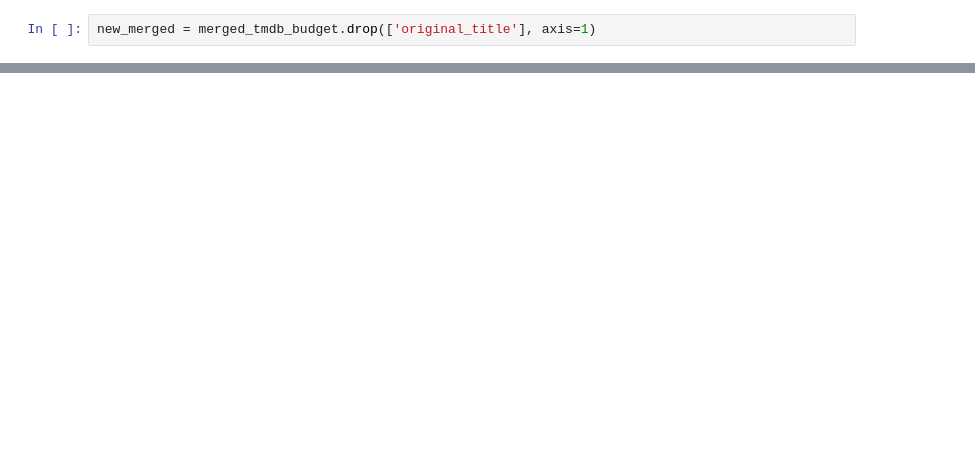
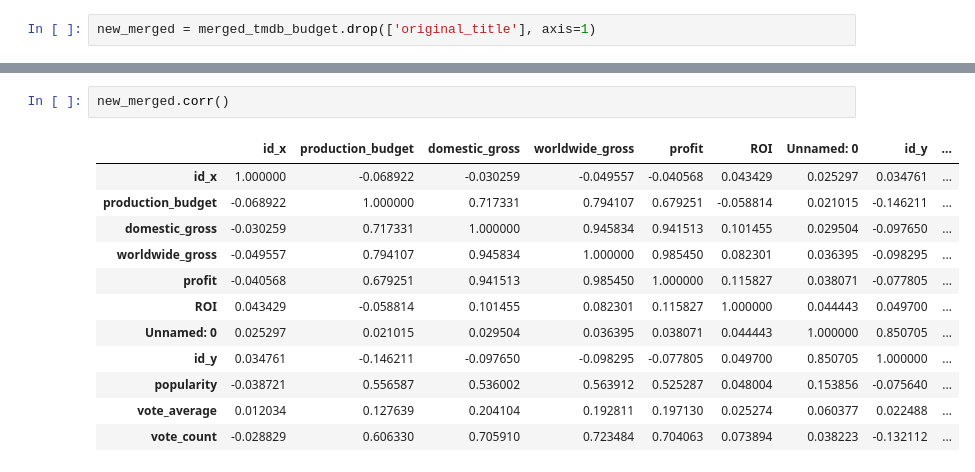
Before and after one commit to Sstrouderr/Capstone-repo, a Jupyter notebook: Notebooks/Carolyn/Book2.ipynb, the cells around one changed output, grey strips where cells are left out. Saved outputs shown, nothing was run; the diff lists cells and outputs as text; blank space fills up the shorter version.

```diff
--- a/Notebooks/Carolyn/Book2.ipynb
+++ b/Notebooks/Carolyn/Book2.ipynb
@@ -267,0 +318,15 @@ new_merged.head(2)
+# %%
+new_merged.corr()
+# %% [output]
+|  | id_x | production_budget | domestic_gross | worldwide_gross | profit | ROI | Unnamed: 0 | id_y | ... |
+| id_x | 1.000000 | -0.068922 | -0.030259 | -0.049557 | -0.040568 | 0.043429 | 0.025297 | 0.034761 | ... |
+| production_budget | -0.068922 | 1.000000 | 0.717331 | 0.794107 | 0.679251 | -0.058814 | 0.021015 | -0.146211 | ... |
+| domestic_gross | -0.030259 | 0.717331 | 1.000000 | 0.945834 | 0.941513 | 0.101455 | 0.029504 | -0.097650 | ... |
+| worldwide_gross | -0.049557 | 0.794107 | 0.945834 | 1.000000 | 0.985450 | 0.082301 | 0.036395 | -0.098295 | ... |
+| profit | -0.040568 | 0.679251 | 0.941513 | 0.985450 | 1.000000 | 0.115827 | 0.038071 | -0.077805 | ... |
+| ROI | 0.043429 | -0.058814 | 0.101455 | 0.082301 | 0.115827 | 1.000000 | 0.044443 | 0.049700 | ... |
+| Unnamed: 0 | 0.025297 | 0.021015 | 0.029504 | 0.036395 | 0.038071 | 0.044443 | 1.000000 | 0.850705 | ... |
+| id_y | 0.034761 | -0.146211 | -0.097650 | -0.098295 | -0.077805 | 0.049700 | 0.850705 | 1.000000 | ... |
+| popularity | -0.038721 | 0.556587 | 0.536002 | 0.563912 | 0.525287 | 0.048004 | 0.153856 | -0.075640 | ... |
+| vote_average | 0.012034 | 0.127639 | 0.204104 | 0.192811 | 0.197130 | 0.025274 | 0.060377 | 0.022488 | ... |
+| vote_count | -0.028829 | 0.606330 | 0.705910 | 0.723484 | 0.704063 | 0.073894 | 0.038223 | -0.132112 | ... |
```
Also changed, not shown: parts of 10 cells of this notebook.
